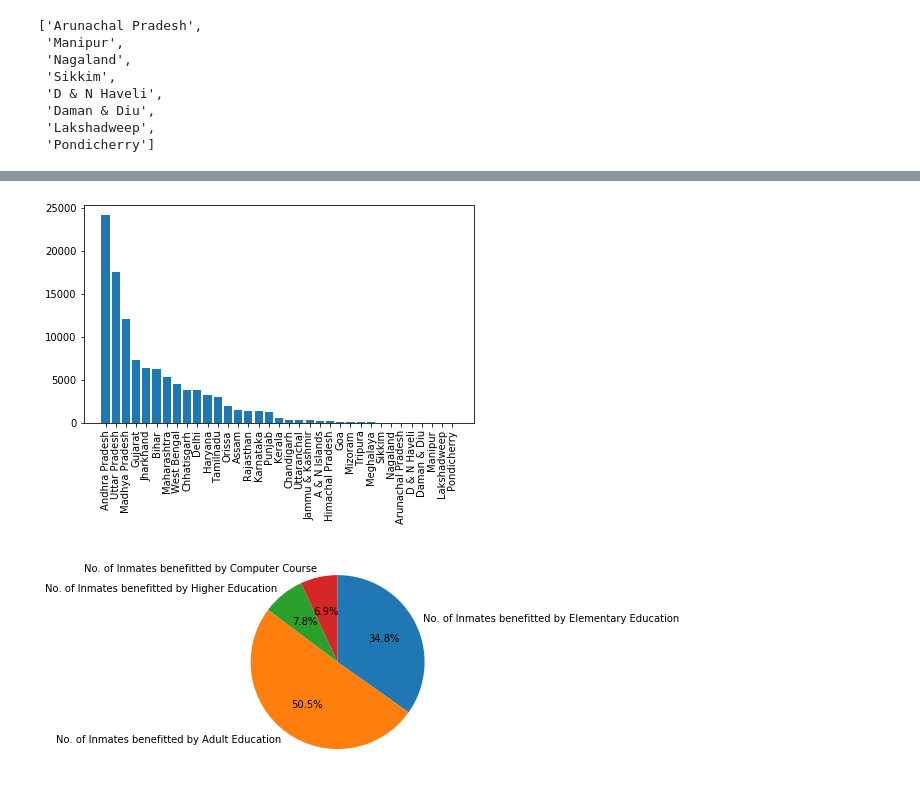
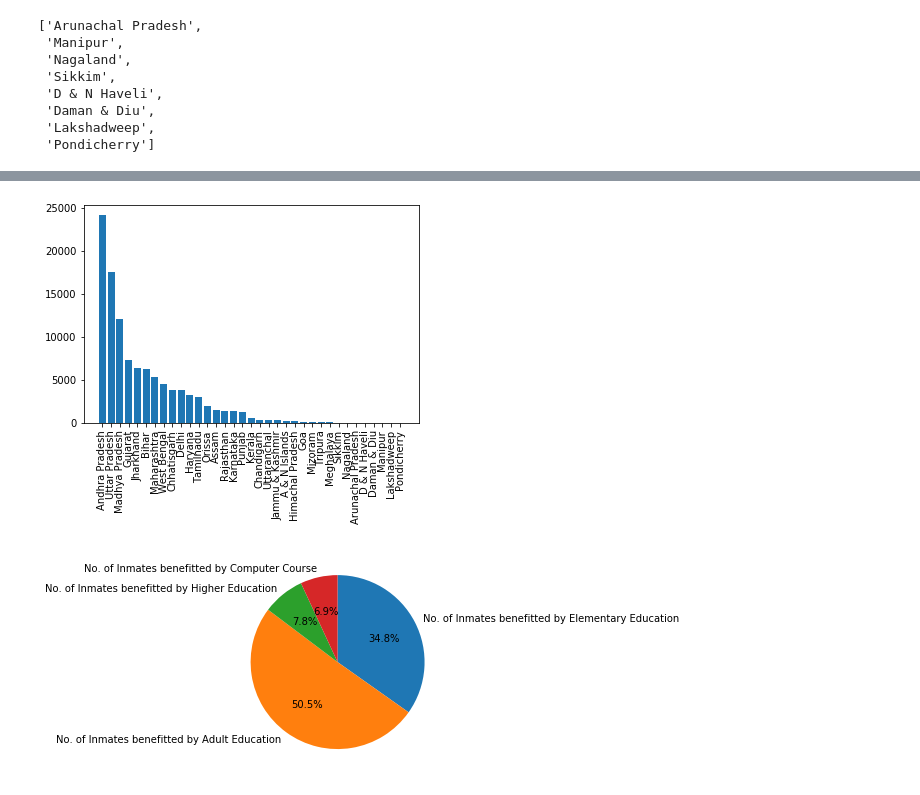
Before and after one commit to CodeInDna/Data-Science-Exercises, a Jupyter notebook: Practice_Exercises/Prisoners.ipynb, the cells around one changed output, grey strips where cells are left out. Cells and saved outputs as stored; diff of their text form; code cells hidden in the pictures.

```diff
--- a/Practice_Exercises/Prisoners.ipynb
+++ b/Practice_Exercises/Prisoners.ipynb
@@ -70,12 +77,8 @@ df.tail()
-# %%
-import matplotlib.pyplot as plt
-
-plt.rcParams['figure.figsize'] = 7, 4
 # %%
-temp_df = df.iloc[:-1, :][['STATE/UT', 'total_benefitted']].sort_values(by='total_benefitted', ascending=False)
+temp_df = df[:-1][['STATE/UT', 'total_benefitted']].sort_values(by='total_benefitted', ascending=False)
 
 plt.bar(x='STATE/UT', height='total_benefitted', data=temp_df)
 plt.xticks(rotation=90);
 # %% [output]
-[figure, old version]
+[figure, new version]
 # %%
```
Also changed, not shown: parts of 10 cells of this notebook.
